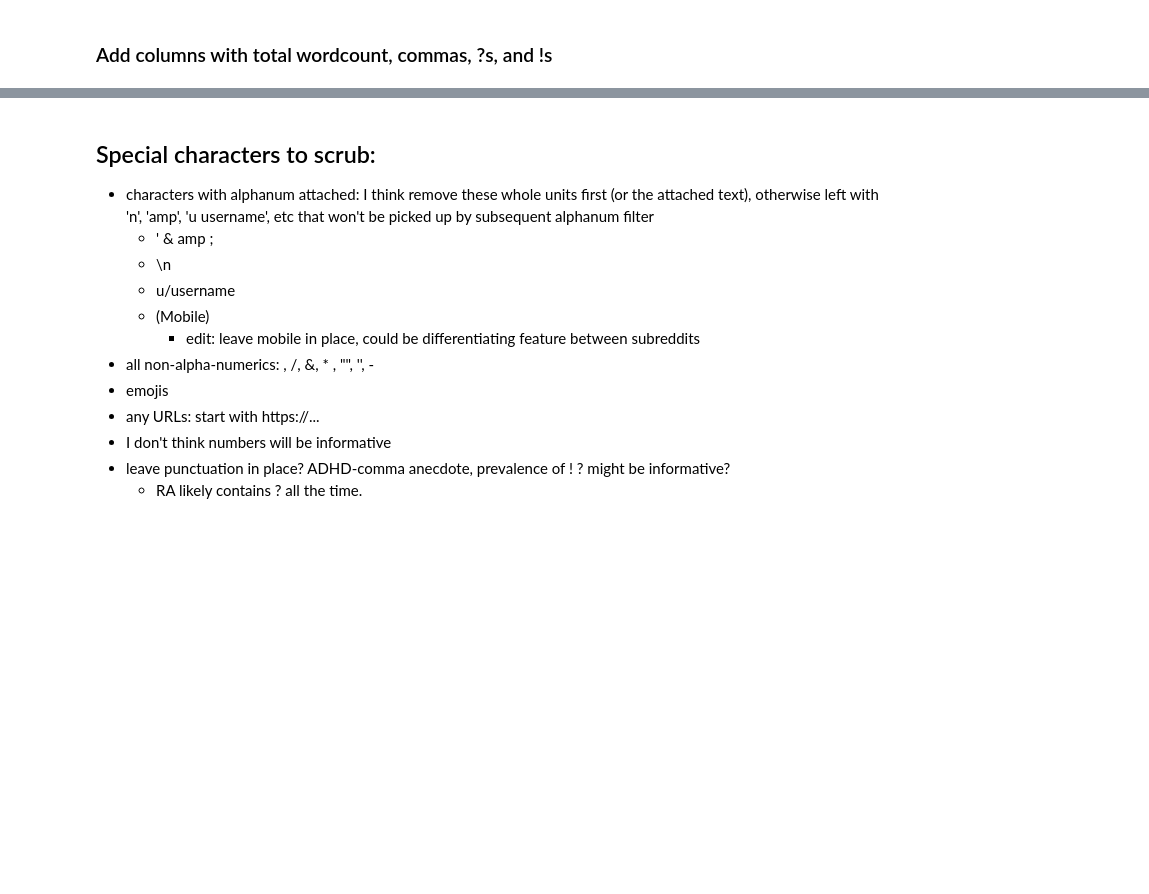
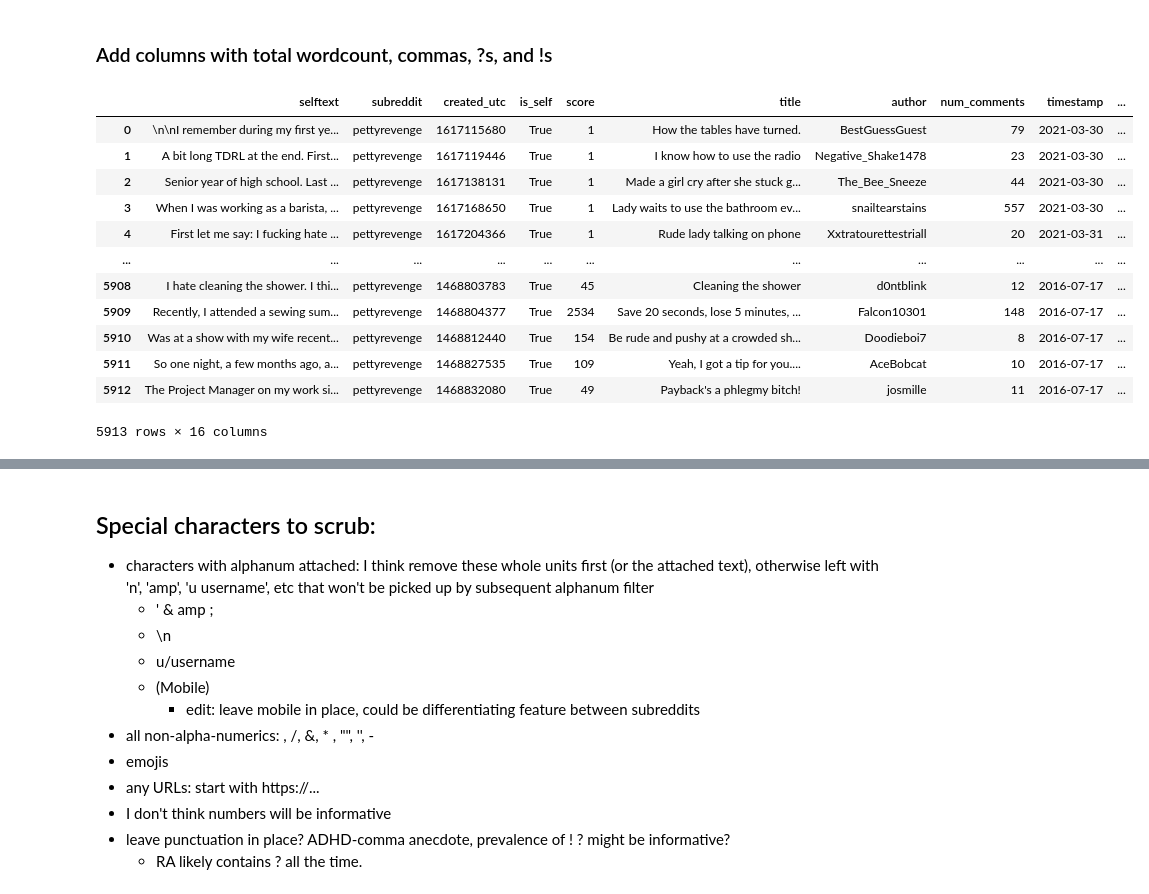
Before and after one commit to welcometohelen/NLP_classifier, a Jupyter notebook: structure_analysis.ipynb, the cells around one changed output, grey strips where cells are left out. Drawn from its saved outputs; the diff is of its cells as text; code cells hidden in the pictures; blank space fills up the shorter version.

```diff
--- a/structure_analysis.ipynb
+++ b/structure_analysis.ipynb
@@ -68,8 +70,8 @@ def avg_words_per_sentence(df):
 
     return avgwordsper
 # %%
-df_raj['avg_sentence_len'] = avg_words_per_sentence(df_raj)
-df_prj['avg_sentence_len'] = avg_words_per_sentence(df_prj)
+df_raj['avg_words_per_sent'] = avg_words_per_sentence(df_raj)
+df_prj['avg_words_per_sent'] = avg_words_per_sentence(df_prj)
 # %% [markdown]
 ### Add columns with total wordcount, commas, ?s, and !s
 # %%
@@ -117,3 +119,19 @@ df_prj['exclamatios'] = count_punc('!', df_prj)
 #     for i in df['selftext']:
 #         count.append(len(re.findall(punc, i)))
 #     return count
+# %%
+df_prj
+# %% [output]
+|  | selftext | subreddit | created_utc | is_self | score | title | author | num_comments | timestamp | ... |
+| 0 | \n\nI remember during my first ye... | pettyrevenge | 1617115680 | True | 1 | How the tables have turned. | BestGuessGuest | 79 | 2021-03-30 | ... |
+| 1 | A bit long TDRL at the end. First... | pettyrevenge | 1617119446 | True | 1 | I know how to use the radio | Negative_Shake1478 | 23 | 2021-03-30 | ... |
+| 2 | Senior year of high school. Last ... | pettyrevenge | 1617138131 | True | 1 | Made a girl cry after she stuck g... | The_Bee_Sneeze | 44 | 2021-03-30 | ... |
+| 3 | When I was working as a barista, ... | pettyrevenge | 1617168650 | True | 1 | Lady waits to use the bathroom ev... | snailtearstains | 557 | 2021-03-30 | ... |
+| 4 | First let me say: I fucking hate ... | pettyrevenge | 1617204366 | True | 1 | Rude lady talking on phone | Xxtratourettestriall | 20 | 2021-03-31 | ... |
+| ... | ... | ... | ... | ... | ... | ... | ... | ... | ... | ... |
+| 5908 | I hate cleaning the shower. I thi... | pettyrevenge | 1468803783 | True | 45 | Cleaning the shower | d0ntblink | 12 | 2016-07-17 | ... |
+| 5909 | Recently, I attended a sewing sum... | pettyrevenge | 1468804377 | True | 2534 | Save 20 seconds, lose 5 minutes, ... | Falcon10301 | 148 | 2016-07-17 | ... |
+| 5910 | Was at a show with my wife recent... | pettyrevenge | 1468812440 | True | 154 | Be rude and pushy at a crowded sh... | Doodieboi7 | 8 | 2016-07-17 | ... |
+| 5911 | So one night, a few months ago, a... | pettyrevenge | 1468827535 | True | 109 | Yeah, I got a tip for you.... | AceBobcat | 10 | 2016-07-17 | ... |
+| 5912 | The Project Manager on my work si... | pettyrevenge | 1468832080 | True | 49 | Payback's a phlegmy bitch! | josmille | 11 | 2016-07-17 | ... |
+5913 rows × 16 columns
```
Also changed, not shown: parts of 10 cells of this notebook, 4 other files.
